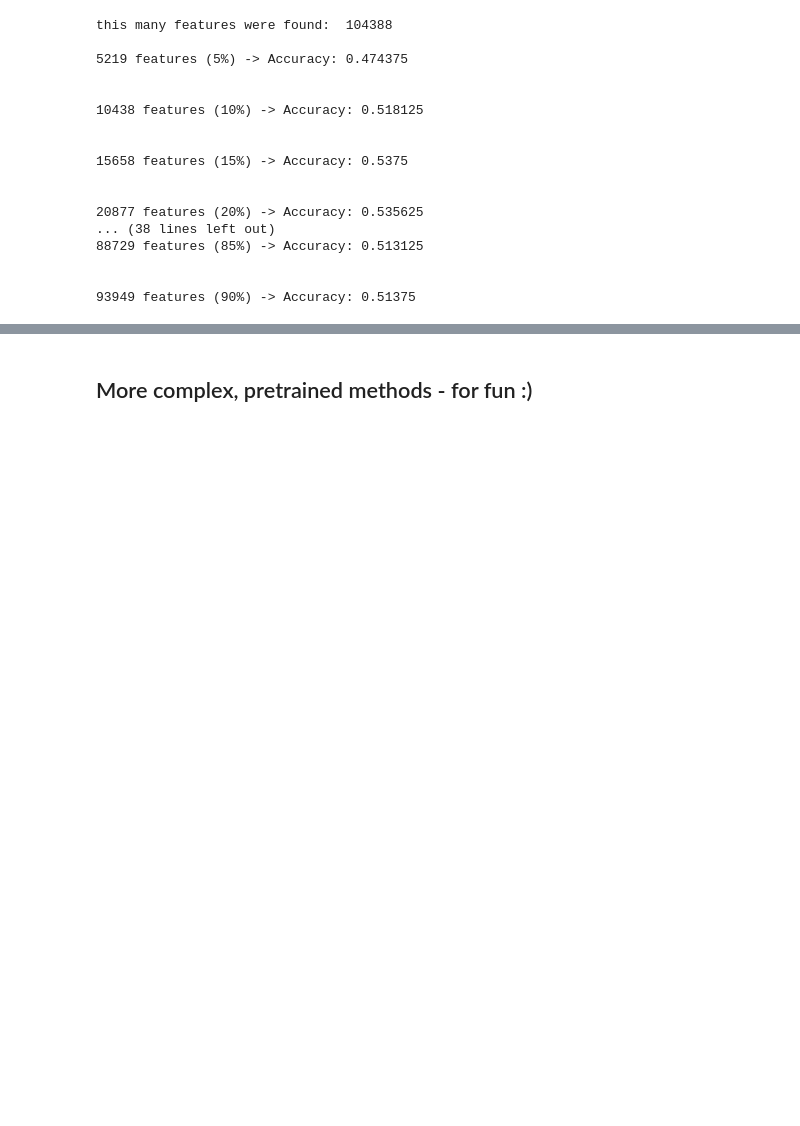
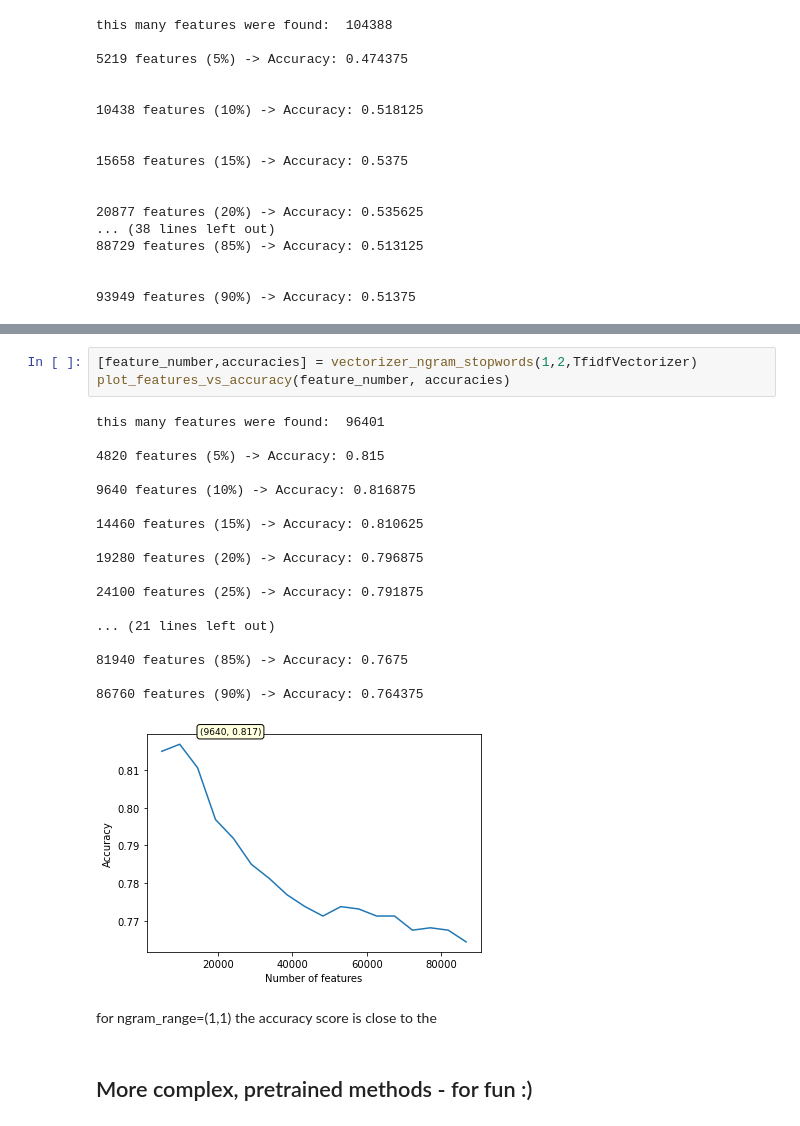
Before and after one commit to michalwietecki/text-emotion-classification, a Jupyter notebook: classification.ipynb, the cells around one changed output, grey strips where cells are left out. Saved outputs shown, nothing was run; the diff lists cells and outputs as text; blank space fills up the shorter version.

```diff
--- a/classification.ipynb
+++ b/classification.ipynb
@@ -827,3 +852,27 @@ as we can see, approach with this particular vectorizer is just worse
+# %%
+[feature_number,accuracies] = vectorizer_ngram_stopwords(1,2,TfidfVectorizer)
+plot_features_vs_accuracy(feature_number, accuracies)
+# %% [output]
+this many features were found:  96401
+
+4820 features (5%) -> Accuracy: 0.815
+
+9640 features (10%) -> Accuracy: 0.816875
+
+14460 features (15%) -> Accuracy: 0.810625
+
+19280 features (20%) -> Accuracy: 0.796875
+
+24100 features (25%) -> Accuracy: 0.791875
+
+... (21 lines left out)
+
+81940 features (85%) -> Accuracy: 0.7675
+
+86760 features (90%) -> Accuracy: 0.764375
+[figure, added]
+# %% [markdown]
+for ngram_range=(1,1) the accuracy score is close to the
 # %% [markdown]
 ## More complex, pretrained methods - for fun :)
 # %% [markdown]
```
Also changed, not shown: parts of 4 cells of this notebook.
